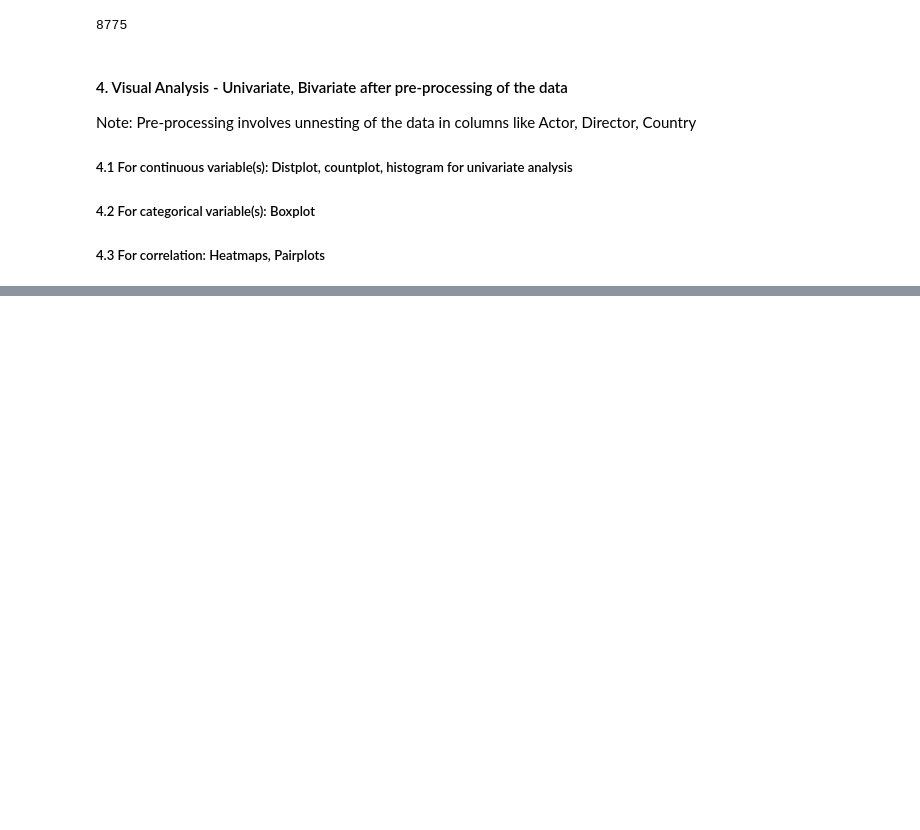
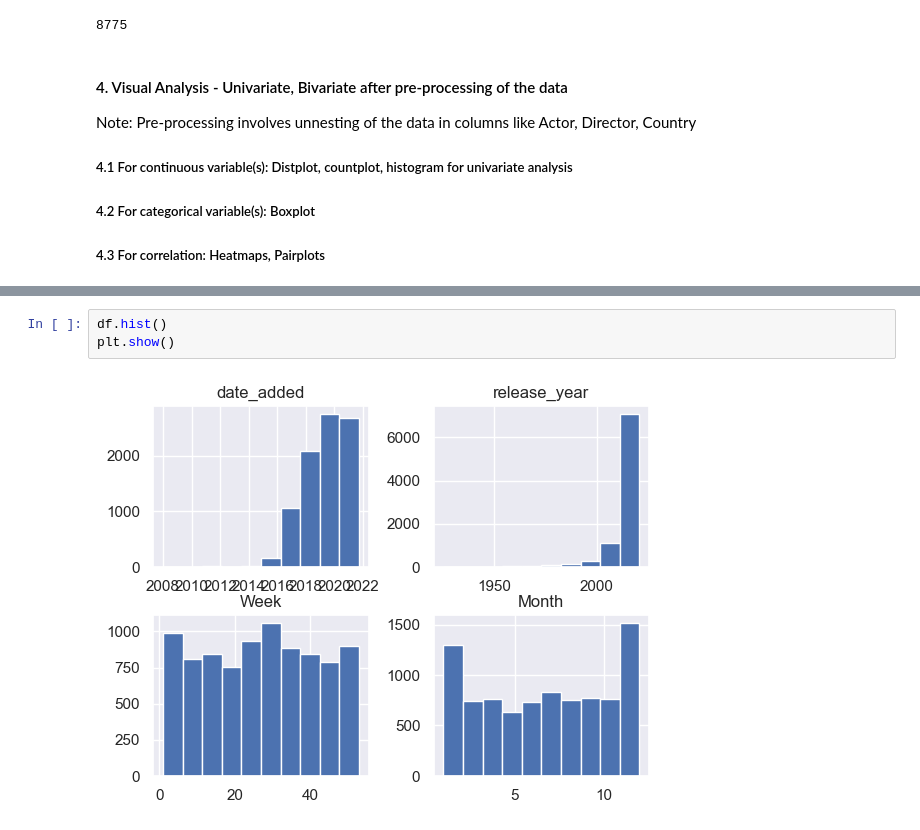
Before and after one commit to Vishalpandey328/Netflix-Data_Exploration_and_Visualisation, a Jupyter notebook: Recomendation.ipynb, the cells around one changed output, grey strips where cells are left out. Cells and saved outputs as stored; diff of their text form; blank space fills up the shorter version.

```diff
--- a/Recomendation.ipynb
+++ b/Recomendation.ipynb
@@ -358,0 +375,5 @@ Note: Pre-processing involves unnesting of the data in columns like Actor, Direc
+# %%
+df.hist()
+plt.show()
+# %% [output]
+[figure, added]
```
Also changed, not shown: parts of 9 cells of this notebook.
